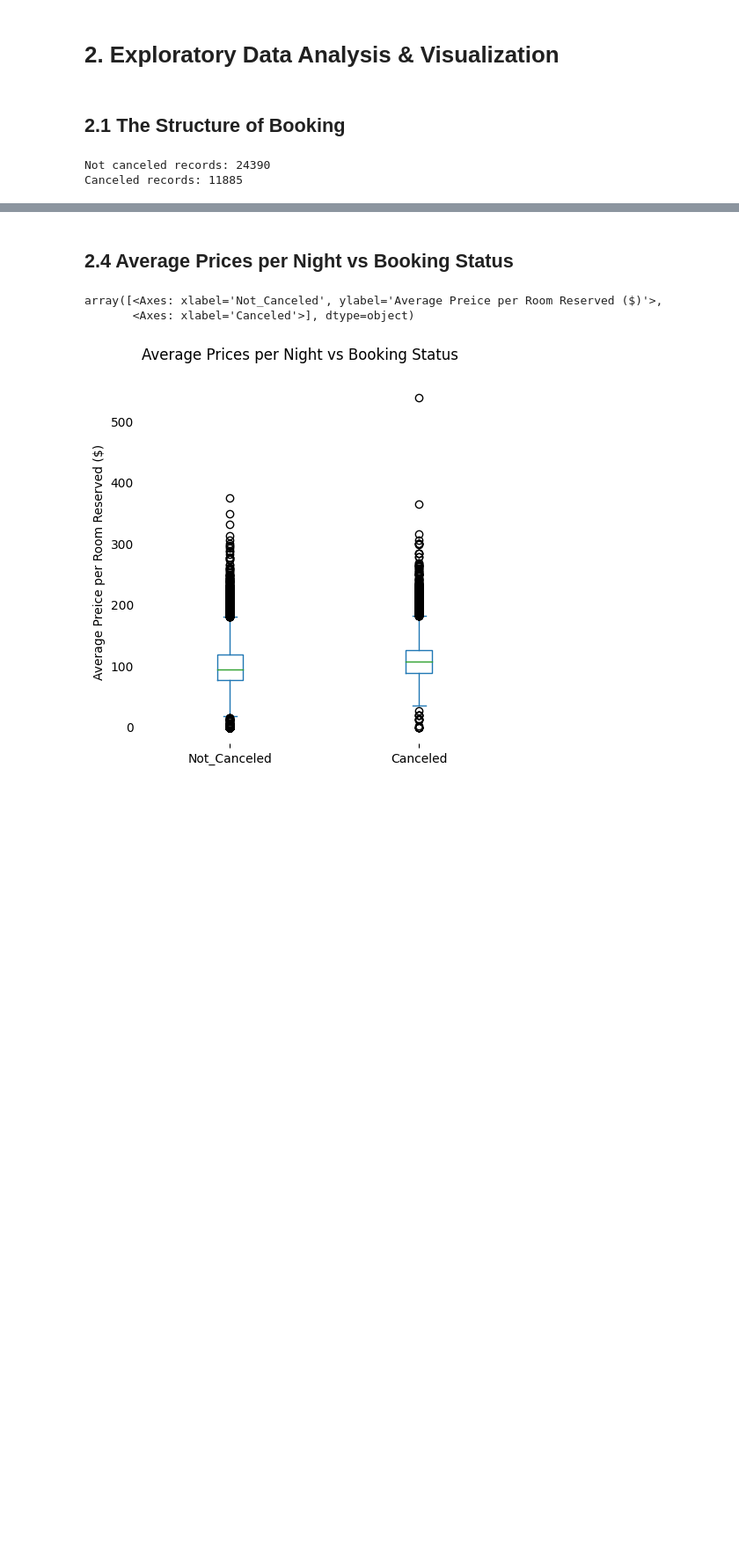
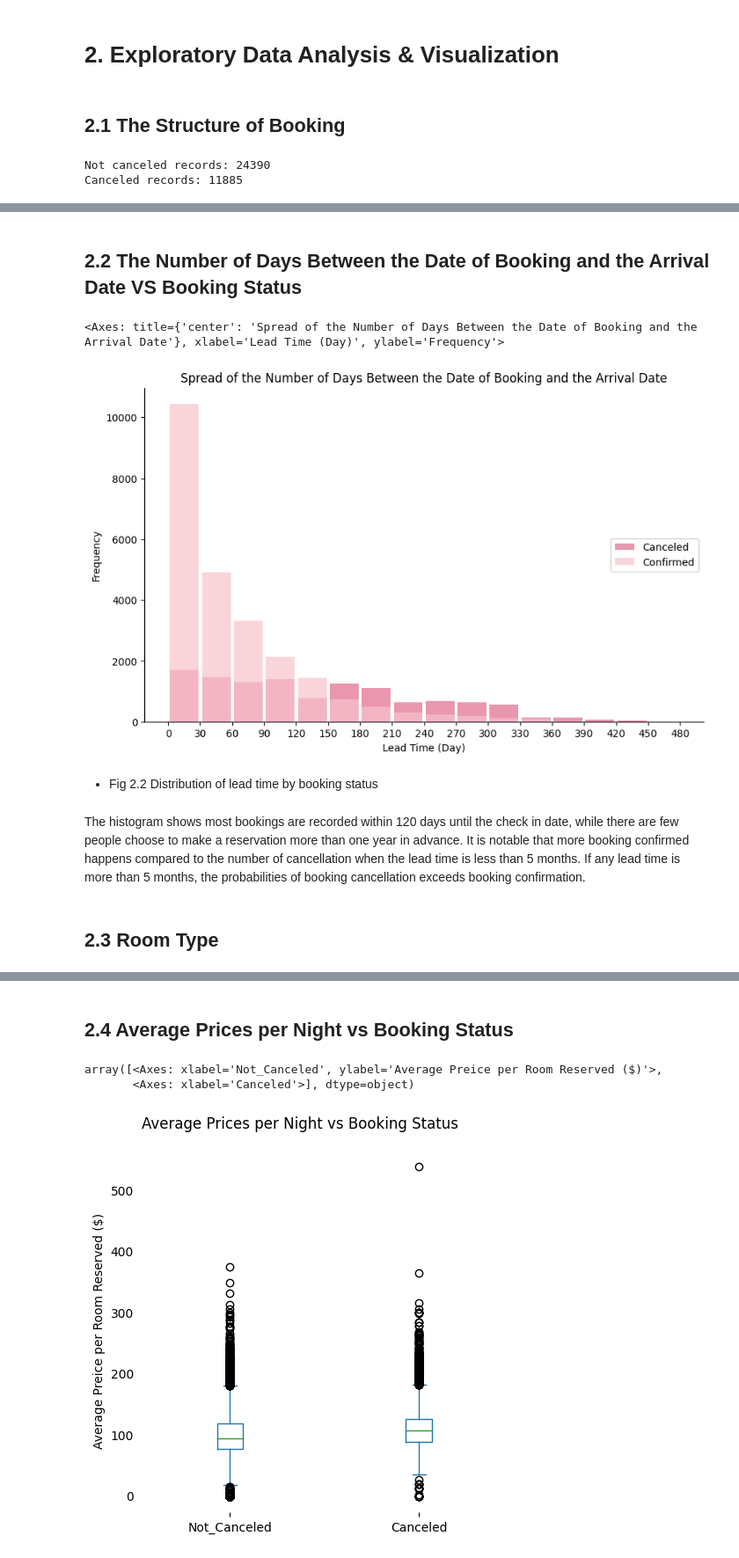
Before and after one commit to jh22d/BookedUp, a Jupyter notebook: Final_Project.ipynb, the cells around one changed output, grey strips where cells are left out. Shown at 88% size. Cells and saved outputs as stored; diff of their text form; code cells hidden in the pictures; blank space fills up the shorter version.

```diff
--- a/Final_Project.ipynb
+++ b/Final_Project.ipynb
@@ -259,0 +271,31 @@ def comp2_plot(df1, df2, n):
+# %% [markdown]
+## 2.2 The Number of Days Between the Date of Booking and the Arrival Date VS Booking Status
+# %%
+def leadt_plot(s1, s2, alp, loco, lolg):
+    fig, ax = plt.subplots(figsize = (10,6))
+    s1.plot(kind = 'hist', ax = ax, alpha = alp, color = loco[0], bins = range(0,510,30), rwidth=0.9)
+    s2.plot(kind = 'hist', ax = ax, alpha = alp, color = loco[1], bins = range(0,510,30), rwidth=0.9)
+
+    ax.set_title('Spread of the Number of Days Between the Date of Booking and the Arrival Date')
+    ax.set_xlabel('Lead Time (Day)')
+    ax.spines['top'].set_visible(False)
+    ax.spines['right'].set_visible(False)
+
+    plt.xticks(range(0,510,30))
+    plt.legend(lolg, loc = 7)
+
+    return ax
+# %%
+lead_cx = rsvn.loc[rsvn['booking_status'] == 'Canceled','lead_time']
+lead_ncx = rsvn.loc[rsvn['booking_status'] == 'Not_Canceled','lead_time']
+# %%
+leadt_plot(lead_cx, lead_ncx, 0.7, colors, ['Canceled', 'Confirmed'])
+# %% [output]
+<Axes: title={'center': 'Spread of the Number of Days Between the Date of Booking and the Arrival Date'}, xlabel='Lead Time (Day)', ylabel='Frequency'>
+[figure, added]
+# %% [markdown]
+- Fig 2.2 Distribution of lead time by booking status
+# %% [markdown]
+The histogram shows most bookings are recorded within 120 days until the check in date, while there are few people choose to make a reservation more than one year in advance. It is notable that more booking confirmed happens compared to the number of cancellation when the lead time is less than 5 months. If any lead time is more than 5 months, the probabilities of booking cancellation exceeds booking confirmation.
+# %% [markdown]
+## 2.3 Room Type
```
Also changed, not shown: parts of 13 cells of this notebook.
